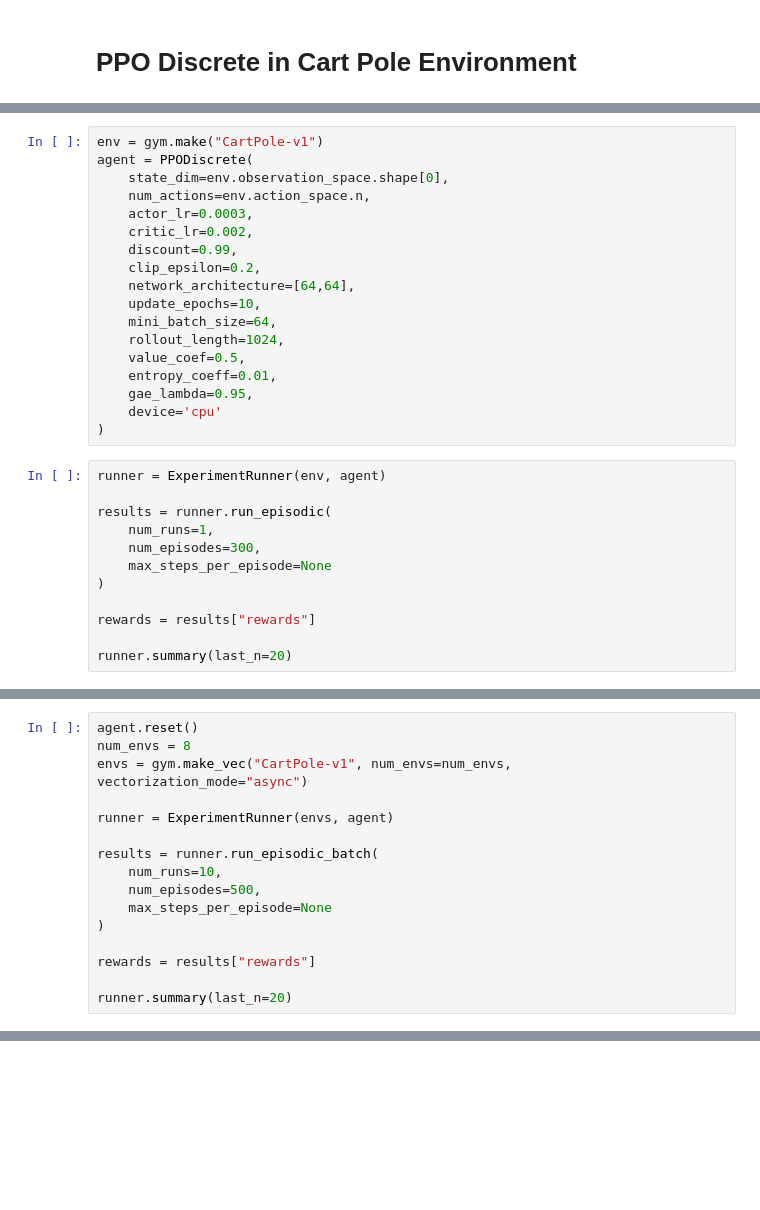
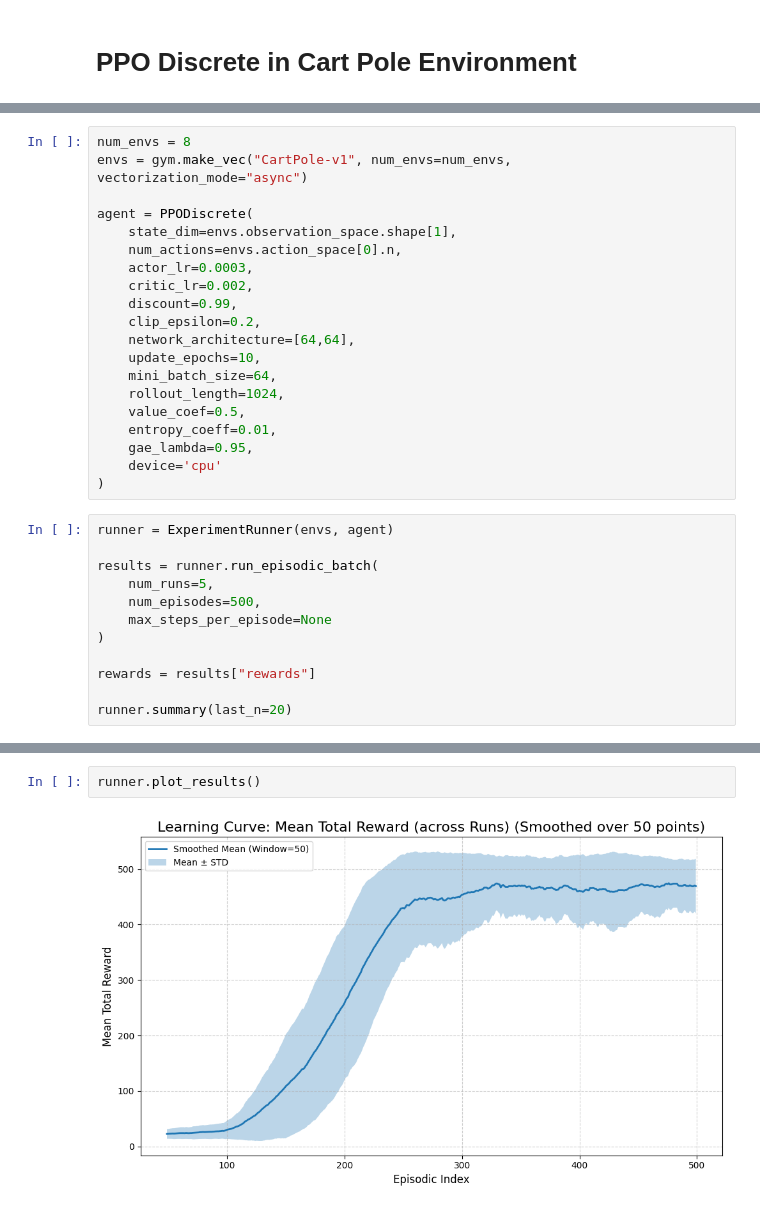
Before and after one commit to alejotoro-o/rlforge, a Jupyter notebook: examples/PPO_CartPole.ipynb, the cells around one changed output, grey strips where cells are left out. Saved outputs shown, nothing was run; the diff lists cells and outputs as text; blank space fills up the shorter version.

```diff
--- a/examples/PPO_CartPole.ipynb
+++ b/examples/PPO_CartPole.ipynb
@@ -19,8 +8,10 @@ Number of CUDA devices: 1
 # %%
-env = gym.make("CartPole-v1")
+num_envs = 8
+envs = gym.make_vec("CartPole-v1", num_envs=num_envs, vectorization_mode="async")
+
 agent = PPODiscrete(
-    state_dim=env.observation_space.shape[0],
-    num_actions=env.action_space.n,
+    state_dim=envs.observation_space.shape[1],
+    num_actions=envs.action_space[0].n,
     actor_lr=0.0003,
     critic_lr=0.002,
     discount=0.99,
@@ -35,11 +26,11 @@ agent = PPODiscrete(
     device='cpu'
 )
 # %%
-runner = ExperimentRunner(env, agent)
+runner = ExperimentRunner(envs, agent)
 
-results = runner.run_episodic(
-    num_runs=1,
-    num_episodes=300,
+results = runner.run_episodic_batch(
+    num_runs=5,
+    num_episodes=500,
     max_steps_per_episode=None
 )
 
@@ -74,16 +54,0 @@ plt.grid()
-# %%
-agent.reset()
-num_envs = 8
-envs = gym.make_vec("CartPole-v1", num_envs=num_envs, vectorization_mode="async")
-
-runner = ExperimentRunner(envs, agent)
-
-results = runner.run_episodic_batch(
-    num_runs=10,
-    num_episodes=500,
-    max_steps_per_episode=None
-)
-
-rewards = results["rewards"]
-
-runner.summary(last_n=20)
@@ -166,0 +55,4 @@ plot_smoothed_rewards(rewards, window_size=50, title="Smoothed PPO CartPole-v1")
+# %%
+runner.plot_results()
+# %% [output]
+[figure, added]
```
Also changed, not shown: parts of 6 cells of this notebook, 19 other files.
